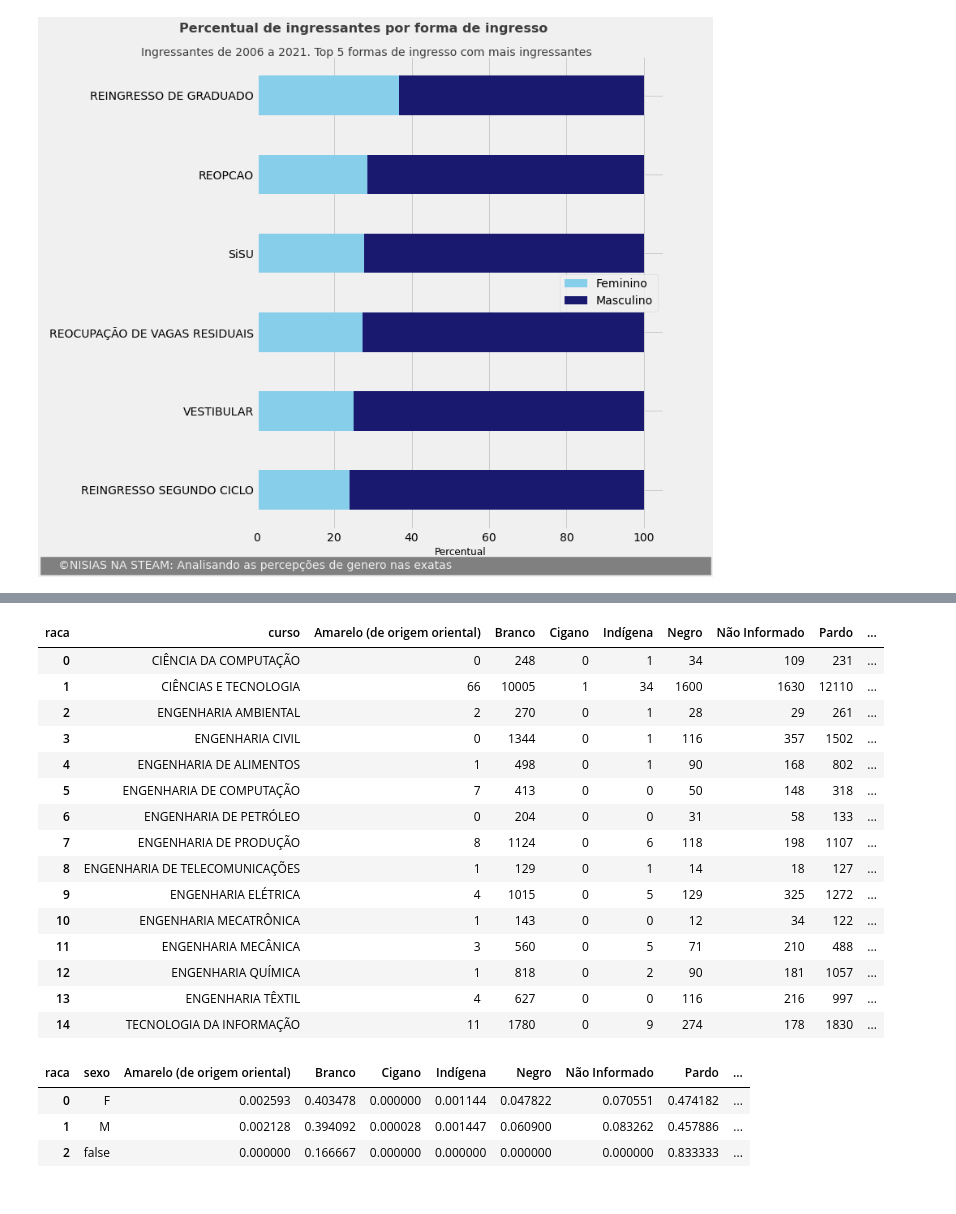
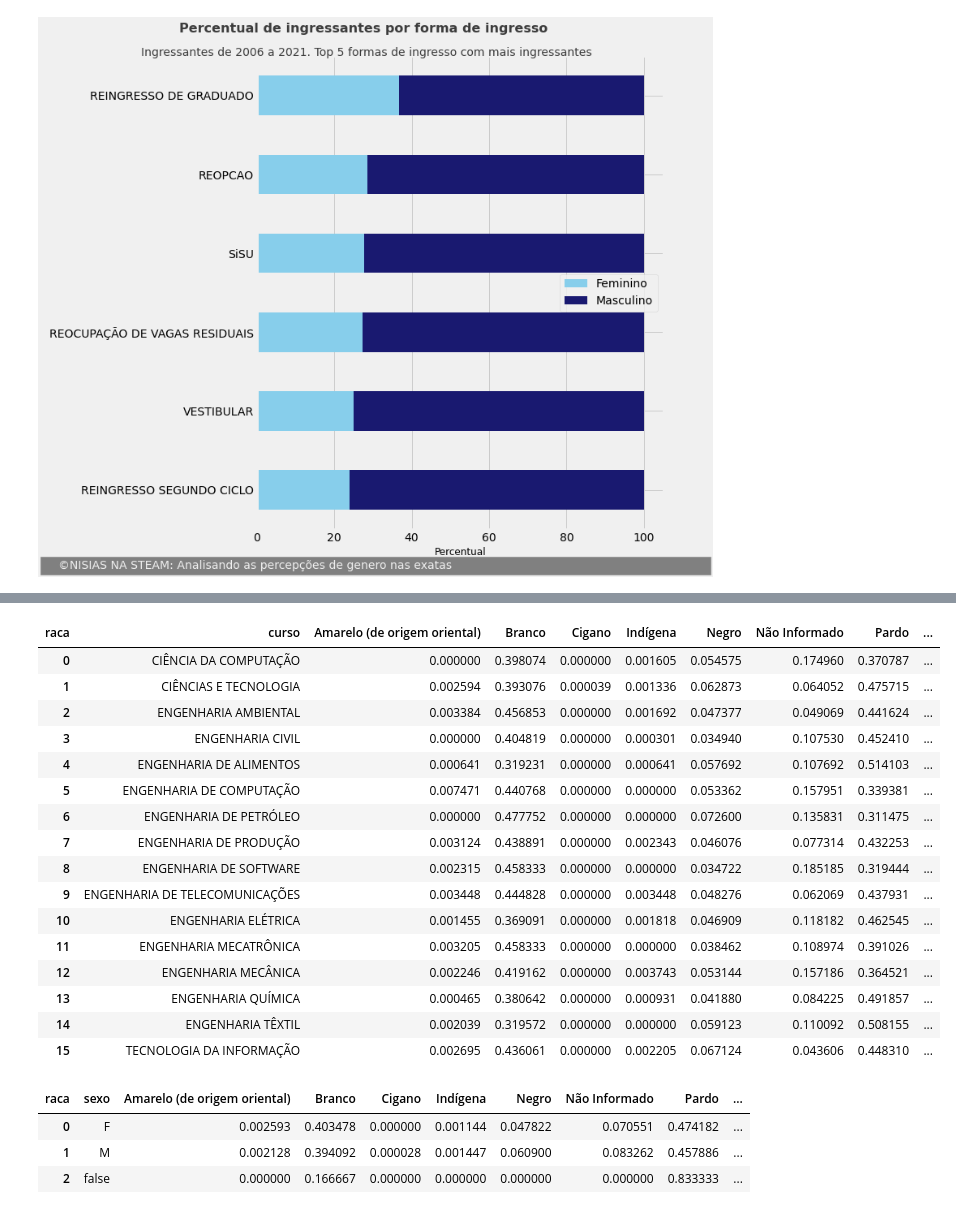
Before and after one commit to marianaccq/analises-discentes-ufrn, a Jupyter notebook: TCC-Mariana.ipynb, the cells around one changed output, grey strips where cells are left out. Saved outputs shown, nothing was run; the diff lists cells and outputs as text; code cells hidden in the pictures.

```diff
--- a/TCC-Mariana.ipynb
+++ b/TCC-Mariana.ipynb
@@ -36,3 +36,5 @@ df_infos_discentes['ano_nascimento'] = df_infos_discentes['ano_nascimento'].repl
 df_infos_discentes['ano_nascimento'] = df_infos_discentes['ano_nascimento'].astype(int)
 # calculando idade
 df_infos_discentes['idade_quando_ingressou'] = df_infos_discentes.apply(lambda row: row.ano_ingresso - row.ano_nascimento, axis=1)
+# %%
+df_infos_discentes['estado_origem'] = df_infos_discentes.estado_origem.fillna('Não Informado')
@@ -234,22 +332,23 @@ df_raca_discentes = df_infos_discentes[~df_infos_discentes.raca.isna()]
 # %%
-pd.crosstab(df_raca_discentes['curso'], df_raca_discentes['raca']).reset_index()
+pd.crosstab(df_raca_discentes['curso'], df_raca_discentes['raca'], normalize='index').reset_index()
 # %% [output]
 | raca | curso | Amarelo (de origem oriental) | Branco | Cigano | Indígena | Negro | Não Informado | Pardo | ... |
-| 0 | CIÊNCIA DA COMPUTAÇÃO | 0 | 248 | 0 | 1 | 34 | 109 | 231 | ... |
-| 1 | CIÊNCIAS E TECNOLOGIA | 66 | 10005 | 1 | 34 | 1600 | 1630 | 12110 | ... |
-| 2 | ENGENHARIA AMBIENTAL | 2 | 270 | 0 | 1 | 28 | 29 | 261 | ... |
-| 3 | ENGENHARIA CIVIL | 0 | 1344 | 0 | 1 | 116 | 357 | 1502 | ... |
-| 4 | ENGENHARIA DE ALIMENTOS | 1 | 498 | 0 | 1 | 90 | 168 | 802 | ... |
-| 5 | ENGENHARIA DE COMPUTAÇÃO | 7 | 413 | 0 | 0 | 50 | 148 | 318 | ... |
-| 6 | ENGENHARIA DE PETRÓLEO | 0 | 204 | 0 | 0 | 31 | 58 | 133 | ... |
-| 7 | ENGENHARIA DE PRODUÇÃO | 8 | 1124 | 0 | 6 | 118 | 198 | 1107 | ... |
-| 8 | ENGENHARIA DE TELECOMUNICAÇÕES | 1 | 129 | 0 | 1 | 14 | 18 | 127 | ... |
-| 9 | ENGENHARIA ELÉTRICA | 4 | 1015 | 0 | 5 | 129 | 325 | 1272 | ... |
-| 10 | ENGENHARIA MECATRÔNICA | 1 | 143 | 0 | 0 | 12 | 34 | 122 | ... |
-| 11 | ENGENHARIA MECÂNICA | 3 | 560 | 0 | 5 | 71 | 210 | 488 | ... |
-| 12 | ENGENHARIA QUÍMICA | 1 | 818 | 0 | 2 | 90 | 181 | 1057 | ... |
-| 13 | ENGENHARIA TÊXTIL | 4 | 627 | 0 | 0 | 116 | 216 | 997 | ... |
-| 14 | TECNOLOGIA DA INFORMAÇÃO | 11 | 1780 | 0 | 9 | 274 | 178 | 1830 | ... |
+| 0 | CIÊNCIA DA COMPUTAÇÃO | 0.000000 | 0.398074 | 0.000000 | 0.001605 | 0.054575 | 0.174960 | 0.370787 | ... |
+| 1 | CIÊNCIAS E TECNOLOGIA | 0.002594 | 0.393076 | 0.000039 | 0.001336 | 0.062873 | 0.064052 | 0.475715 | ... |
+| 2 | ENGENHARIA AMBIENTAL | 0.003384 | 0.456853 | 0.000000 | 0.001692 | 0.047377 | 0.049069 | 0.441624 | ... |
+| 3 | ENGENHARIA CIVIL | 0.000000 | 0.404819 | 0.000000 | 0.000301 | 0.034940 | 0.107530 | 0.452410 | ... |
+| 4 | ENGENHARIA DE ALIMENTOS | 0.000641 | 0.319231 | 0.000000 | 0.000641 | 0.057692 | 0.107692 | 0.514103 | ... |
+| 5 | ENGENHARIA DE COMPUTAÇÃO | 0.007471 | 0.440768 | 0.000000 | 0.000000 | 0.053362 | 0.157951 | 0.339381 | ... |
+| 6 | ENGENHARIA DE PETRÓLEO | 0.000000 | 0.477752 | 0.000000 | 0.000000 | 0.072600 | 0.135831 | 0.311475 | ... |
+| 7 | ENGENHARIA DE PRODUÇÃO | 0.003124 | 0.438891 | 0.000000 | 0.002343 | 0.046076 | 0.077314 | 0.432253 | ... |
+| 8 | ENGENHARIA DE SOFTWARE | 0.002315 | 0.458333 | 0.000000 | 0.000000 | 0.034722 | 0.185185 | 0.319444 | ... |
+| 9 | ENGENHARIA DE TELECOMUNICAÇÕES | 0.003448 | 0.444828 | 0.000000 | 0.003448 | 0.048276 | 0.062069 | 0.437931 | ... |
+| 10 | ENGENHARIA ELÉTRICA | 0.001455 | 0.369091 | 0.000000 | 0.001818 | 0.046909 | 0.118182 | 0.462545 | ... |
+| 11 | ENGENHARIA MECATRÔNICA | 0.003205 | 0.458333 | 0.000000 | 0.000000 | 0.038462 | 0.108974 | 0.391026 | ... |
+| 12 | ENGENHARIA MECÂNICA | 0.002246 | 0.419162 | 0.000000 | 0.003743 | 0.053144 | 0.157186 | 0.364521 | ... |
+| 13 | ENGENHARIA QUÍMICA | 0.000465 | 0.380642 | 0.000000 | 0.000931 | 0.041880 | 0.084225 | 0.491857 | ... |
+| 14 | ENGENHARIA TÊXTIL | 0.002039 | 0.319572 | 0.000000 | 0.000000 | 0.059123 | 0.110092 | 0.508155 | ... |
+| 15 | TECNOLOGIA DA INFORMAÇÃO | 0.002695 | 0.436061 | 0.000000 | 0.002205 | 0.067124 | 0.043606 | 0.448310 | ... |
 # %%
 pd.crosstab(df_raca_discentes['sexo'], df_raca_discentes['raca'], normalize='index').reset_index()
 # %% [output]
```
Also changed, not shown: parts of 38 cells of this notebook, 13 other files.
